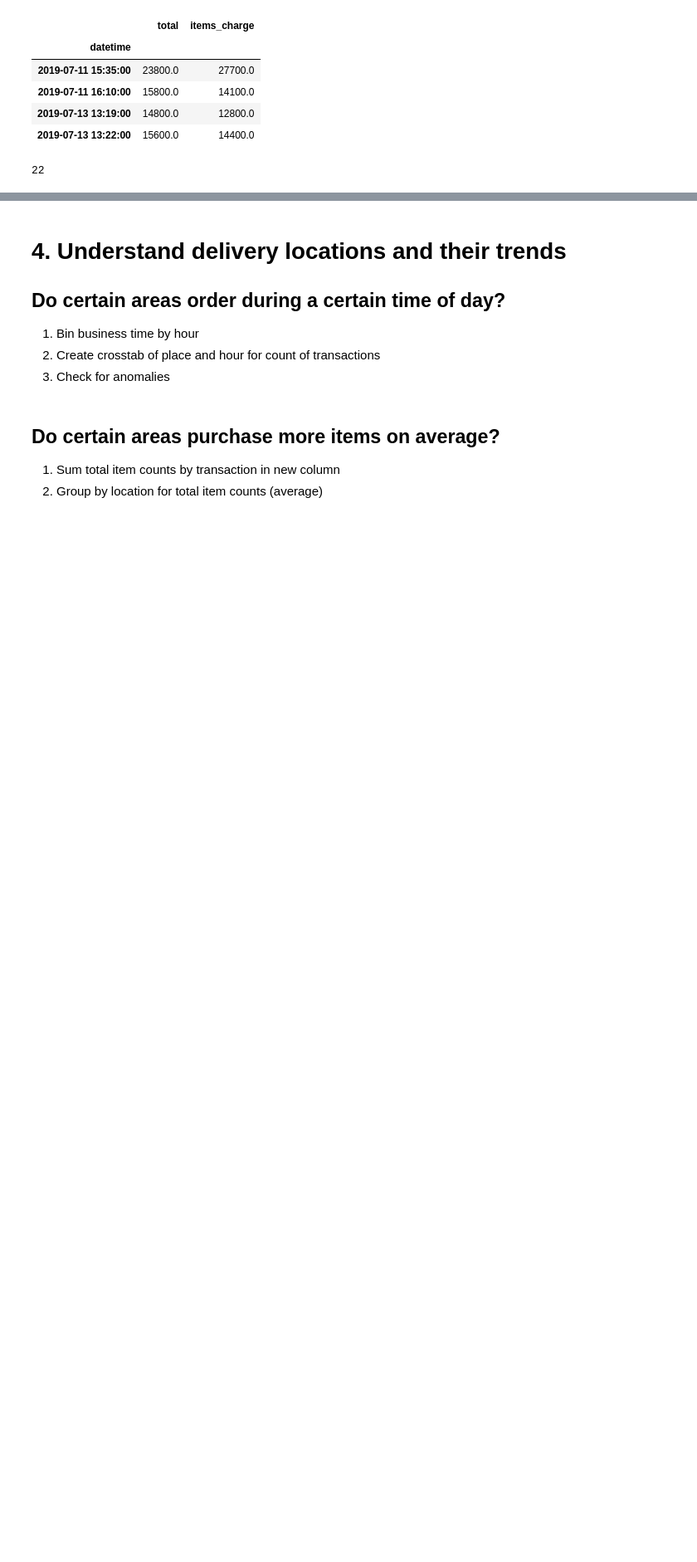
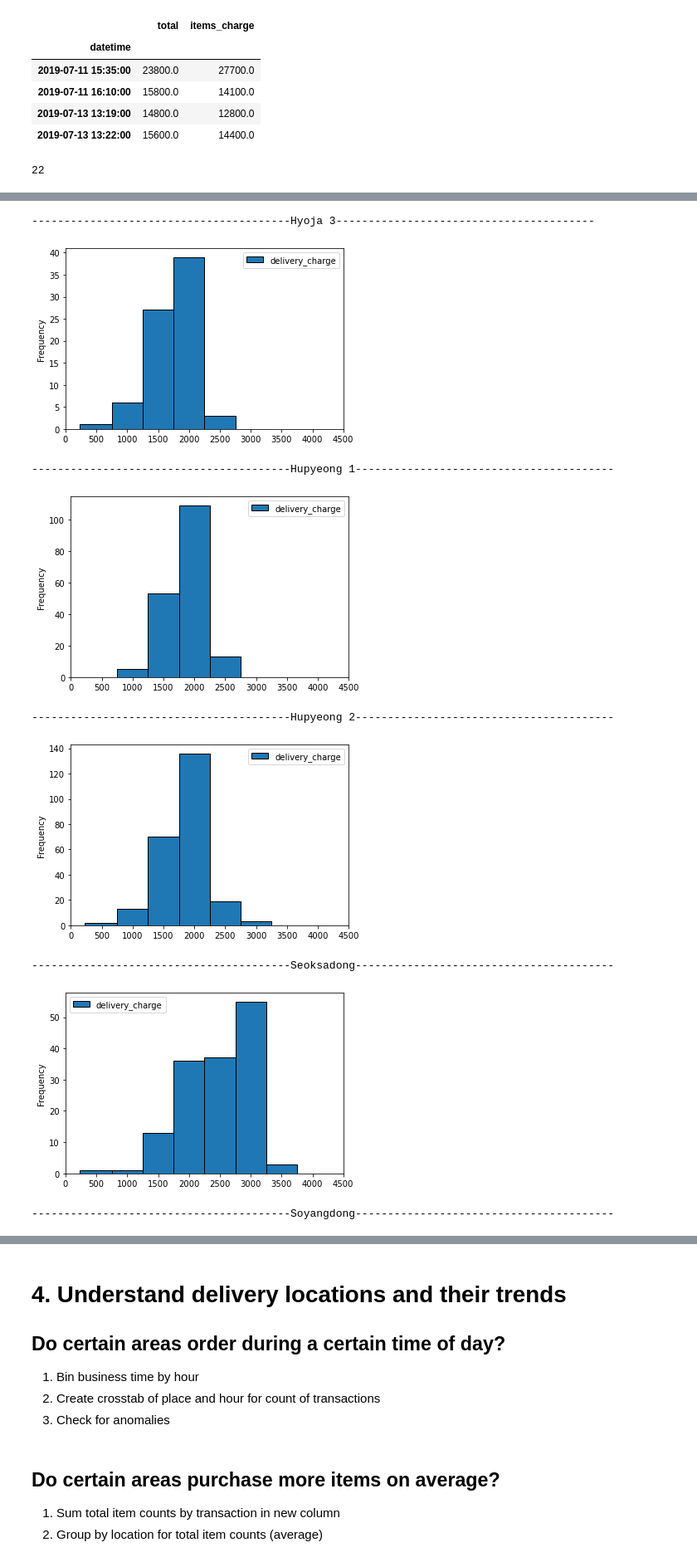
Before and after one commit to JacobPaxton/bakery-sales, a Jupyter notebook: explore.ipynb, the cells around one changed output, grey strips where cells are left out. Shown: that part at 83% size. Drawn from its saved outputs; the diff is of its cells as text; code cells hidden in the pictures; blank space fills up the shorter version.

```diff
--- a/explore.ipynb
+++ b/explore.ipynb
@@ -303,4 +384,20 @@ sales['delivery_charge'] = sales['total'] - sales['items_charge']
 # %%
 # 3.
-# if there's a difference between minimum and maximum delivery fees by area,
 # plot histograms for each location for the delivery fees
+for location in sales.place.unique()[1:]:
+    print('-'*40 + location + '-'*40)
+    mask = (sales.place == location)
+    binwidths = [225,750,1250,1750,2250,2750,3250,3750,4250]
+    sales[mask][['place','delivery_charge']].plot.hist(bins=binwidths, ec='black')
+    plt.xlim([0,4500])
+    plt.show()
+# %% [output]
+----------------------------------------Hyoja 3----------------------------------------
+[figure, added]
+----------------------------------------Hupyeong 1----------------------------------------
+[figure, added]
+----------------------------------------Hupyeong 2----------------------------------------
+[figure, added]
+----------------------------------------Seoksadong----------------------------------------
+[figure, added]
+----------------------------------------Soyangdong----------------------------------------
```
Also changed, not shown: parts of 24 cells of this notebook.
